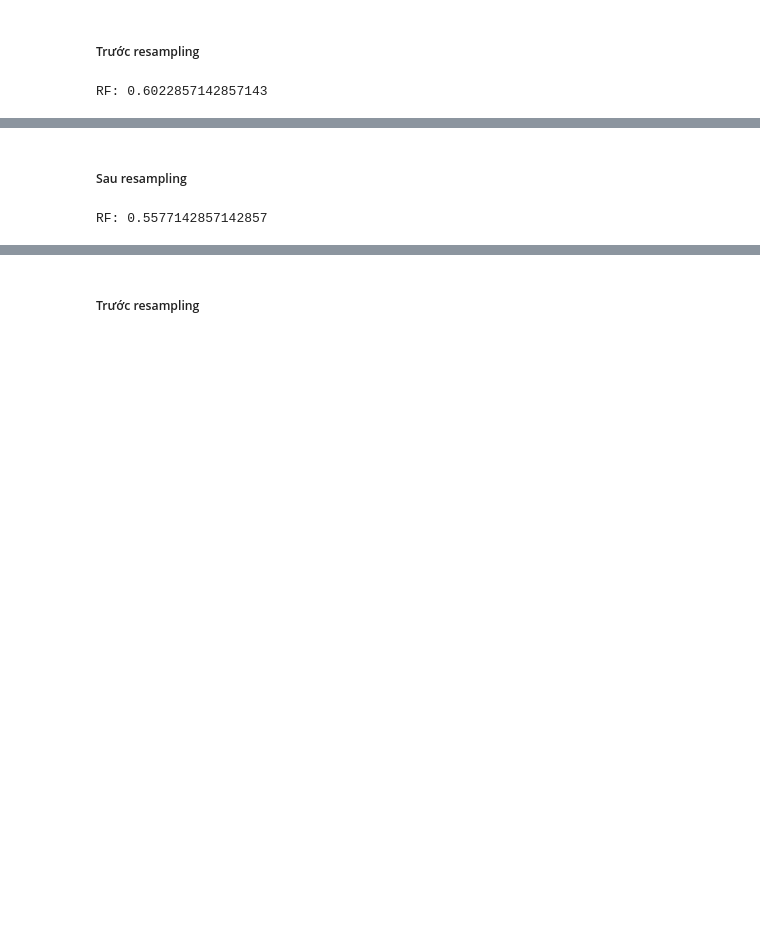
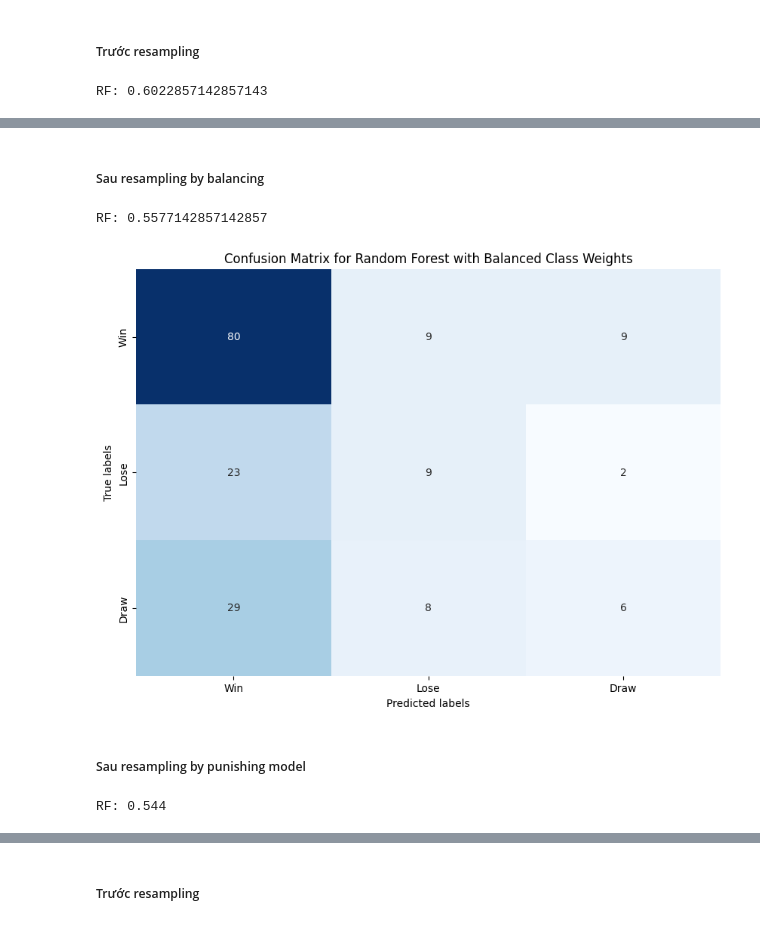
Before and after one commit to taiphanvan2k3/FootballPredict, a Jupyter notebook: src/train_model/Arsenal/train_model.ipynb, the cells around one changed output, grey strips where cells are left out. Cells and saved outputs as stored; diff of their text form; code cells hidden in the pictures; blank space fills up the shorter version.

Commit message:
feat: [DS] Refactor code train model

```diff
--- a/src/train_model/Arsenal/train_model.ipynb
+++ b/src/train_model/Arsenal/train_model.ipynb
@@ -214,11 +213,10 @@ algorithms = [
 param_grid = {
     "RF": {
         "n_estimators": [int(x) for x in np.linspace(start = 200, stop = 2000, num = 10)],  # More options for n_estimators
-        "max_features": ["auto", "sqrt", "log2", 0.2, 0.4, 0.6],  # More granular control
+        "max_features": ["sqrt", "log2", 0.2, 0.4, 0.6],  # More granular control
         "max_depth": [int(x) for x in np.linspace(10, 110, num = 11)] + [None],  # Added max_depth
         "min_samples_split": [2, 5, 10, 20],  # Added min_samples_split
         "min_samples_leaf": [1, 2, 4, 6],  # Added min_samples_leaf
-        "class_weight": ["balanced"]
     }
 }
 
@@ -393,5 +418,5 @@ RF: 0.6022857142857143
 # %% [markdown]
-##### Sau resampling
+##### Sau resampling by balancing
 # %%
 with open('best_params/best_params_RF_balanced.json', 'r') as f:
     best_params_RF = json.load(f)
@@ -415,3 +440,58 @@ for name, score in cv_results.items():
     print(f"{name}: {score}")
 # %% [output]
 RF: 0.5577142857142857
+# %%
+with open('best_params/best_params_RF_balanced.json', 'r') as f:
+    best_params_RF = json.load(f)
+
+rf_model = RandomForestClassifier(**best_params_RF.get("RF", {}), random_state=42)
+
+y_pred = rf_model.fit(X_train, y_train).predict(X_test)
+# Tạo ma trận confusion
+cm = confusion_matrix(y_test, y_pred)
+
+# Định nghĩa nhãn cho các trục tương ứng với các lớp của 'Result'
+labels = ['Win', 'Lose', 'Draw']
+
+df_cm = pd.DataFrame(cm, index=labels, columns=labels)
+
+# Vẽ ma trận confusion với nhãn cụ thể
+plt.figure(figsize=(10, 7))
+sns.heatmap(df_cm, annot=True, fmt="d", cmap='Blues', cbar=False)
+plt.xlabel('Predicted labels')
+plt.ylabel('True labels')
+plt.title('Confusion Matrix for Random Forest with Balanced Class Weights')
+plt.show()
+# %% [output]
+[figure, added]
+# %% [markdown]
+##### Sau resampling by punishing model
+# %%
+best_params_RF = {
+    "n_estimators": 2000,  # Example hyperparameter values
+    "min_samples_split": 2,
+    "min_samples_leaf": 1,
+    "max_features": 0.2,
+    "max_depth": 70,
+    "class_weight": {
+        "0": 0.1,
+        "1": 0.45,
+        "2": 0.45
+    }
+}
+
+# Assuming 'best_params' has been filled with the best parameters for each model from GridSearchCV or RandomizedSearchCV
+algorithms = [
+    ('RF', RandomForestClassifier(**best_params_RF.get("RF", {}), random_state=42)),
+]
+
+cv_results = {}
+for name, model in algorithms:
+    cv_scores = cross_val_score(model, X, y, cv=5)  # Thực hiện cross-validation với số lượng fold là 5
+    cv_results[name] = cv_scores.mean()  # Lưu kết quả trung bình của các fold
+
+# Hiển thị kết quả cross-validation
+for name, score in cv_results.items():
+    print(f"{name}: {score}")
+# %% [output]
+RF: 0.544
```
Also changed, not shown: parts of 17 cells of this notebook, 1 other file.
